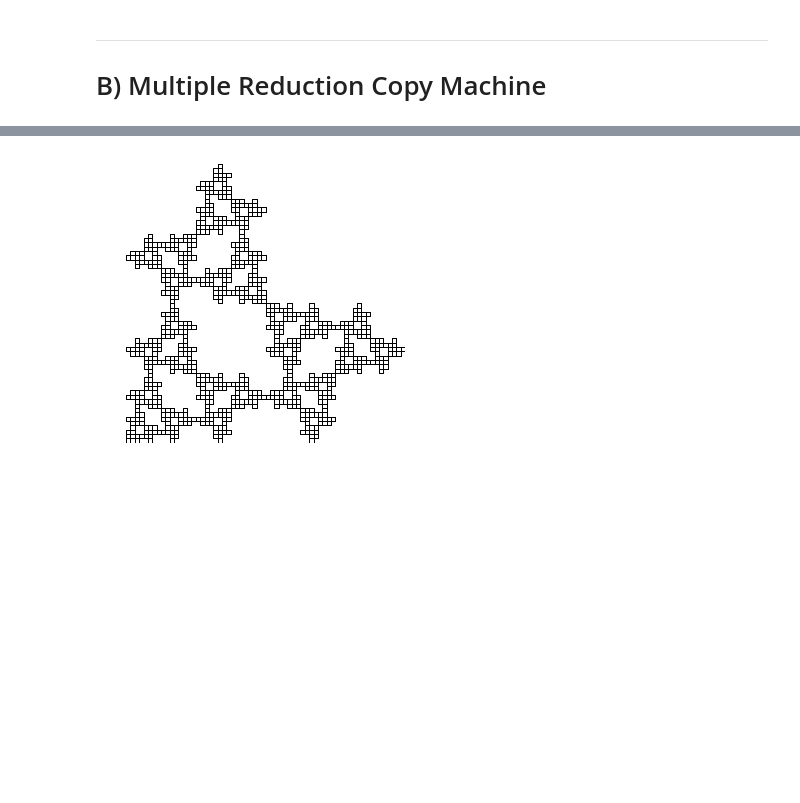
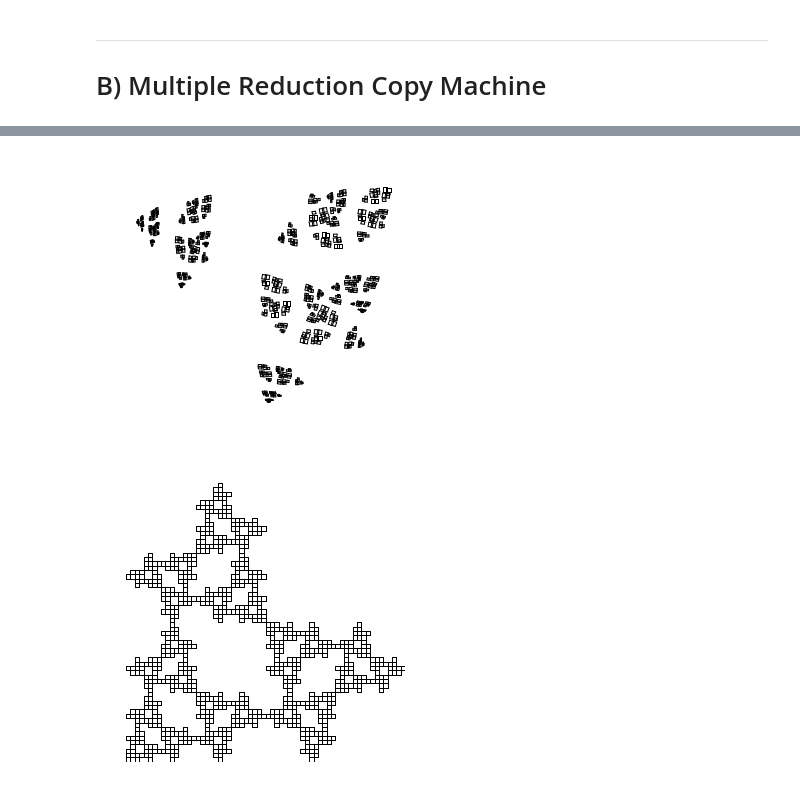
Before and after one commit to effa/iv122, a Jupyter notebook: 08-linear-transformations.ipynb, the cells around one changed output, grey strips where cells are left out. Saved outputs shown, nothing was run; the diff lists cells and outputs as text; code cells hidden in the pictures; blank space fills up the shorter version.

```diff
--- a/08-linear-transformations.ipynb
+++ b/08-linear-transformations.ipynb
@@ -159,3 +173,16 @@ sierpinski()
+# %%
+def mrcm_houses(n):
+    shape = create_square(a=1)
+    shrinking = scaling(0.5, 0.5)
+    transformations = [
+        combine(shrinking, mirror_x, rotation(85), translation(0.5, 0.5)),
+        combine(scaling(0.3, 0.4), shear(0.1), rotation(10), translation(0.1, 0.5)),
+        combine(shrinking, rotation(85), translation(1, 0.1))]
+    mrcm(shape, transformations, n)
+
+mrcm_houses(n=6)
+# %% [output]
+[figure, added]
 # %%
 def sierpinski_relative1():
     shape = create_square(a=1)
```
Also changed, not shown: parts of 8 cells of this notebook, 8 other files.
